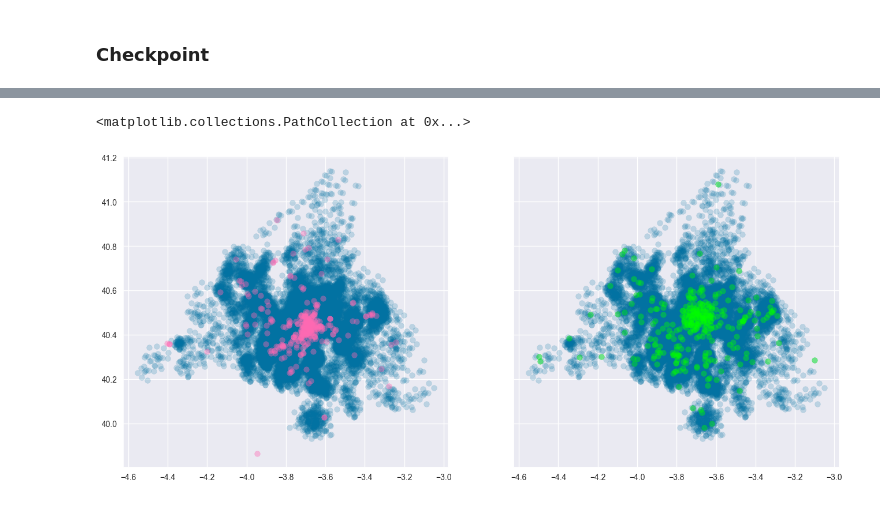
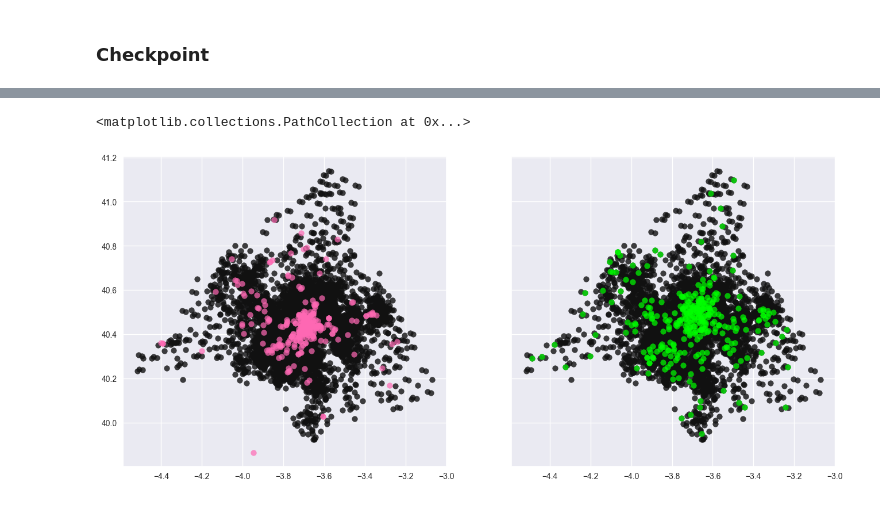
Before and after one commit to jmgpgit/Final-Project, a Jupyter notebook: src/vet_data.ipynb, the cells around one changed output, grey strips where cells are left out. Drawn from its saved outputs; the diff is of its cells as text; code cells hidden in the pictures.

```diff
--- a/src/vet_data.ipynb
+++ b/src/vet_data.ipynb
@@ -293,0 +291,5 @@ municipios.plot(kind='scatter', x='lng', y='lat', figsize=(10,7), c='poblacion',
+# %%
+municipios['log_poblacion'] = np.log(municipios.poblacion)
+municipios.plot(kind='scatter', x='lng', y='lat', figsize=(10,7), c='log_poblacion',colormap='magma',xlabel='', ylabel='', colorbar=True, sharex=False, xticks=[], yticks=[],title='Población por municipio de Madrid')
+sns.set_style('darkgrid')
+sns.despine(left=True, bottom=True)
@@ -303,6 +307,20 @@ def neighbor_dense(node, nodes, radius = 0.001, min_points = 5):
         neighbors = [i for i in nodes if euclidean_dist(node,i) < radius]
         radius += 0.001
     return radius
+
+def uniform_sample(n ,long_grid = 100, lat_grid = 100, pop_size=200 , long_spread = 200, lat_spread = 200,seed = SEED):
+    npr.seed(seed)
+    x = npr.uniform([0,0,pop_size/(long_spread*lat_spread),pop_size/(long_spread*lat_spread)],[long_grid,lat_grid,long_spread,lat_spread],size=(n,4))
+    y = npr.randint(0,pop_size ,size=(n,1)).transpose()
+    # returns xy-coordinates, population, mean, spread, size
+    return np.concatenate((x,y.transpose()),axis=1)
+
+def normal_sample(n,mean = [0,0] , std = [1,1], seed = SEED):
+    npr.seed(seed)
+    covs = [[std[0],0],[0,std[1]]]
+    x = npr.multivariate_normal(mean,covs,size=n)
+    #plt.plot(x[:,0],x[:,1],'.')
+    return x
 # %%
 main_nodes = []
 main_tree = KDTree(municipios[['lng','lat']].values)
@@ -323,8 +341,8 @@ midpoint = [i for i in main_nodes if i.name == 'Madrid'][0]
 sample = []
 main_nodes.remove(midpoint)
 for i in main_nodes:
-    sample.append(normal_sample(n = ceil(i.weight/200), mean = i.loc, std = [i.closest_nodes/100, i.closest_nodes/100]))
-sample.append(normal_sample(n = ceil(midpoint.weight/200), mean = midpoint.loc, std = [midpoint.closest_nodes/30, midpoint.closest_nodes/30]))
+    sample.append(normal_sample(n = ceil(i.weight/1000), mean = i.loc, std = [i.closest_nodes/60, i.closest_nodes/60]))
+sample.append(normal_sample(n = ceil(midpoint.weight/1000), mean = midpoint.loc, std = [midpoint.closest_nodes/20, midpoint.closest_nodes/20]))
 main_nodes.append(midpoint)
 all_nodes = main_nodes[:]
 for j,i in enumerate(sample):
@@ -500,9 +564,13 @@ _, shops = optimal_distributors(madrid,330,pulls=1000,draw=False)
+# %%
+df = pd.DataFrame({'x':[node.x for node in madrid.nodes],'y':[node.y for node in madrid.nodes],'wealth':[node.wealth for node in madrid.nodes]},columns=['x','y','wealth'])
+df.plot(kind='scatter',x='x',y='y',c='wealth',colormap='viridis',alpha=0.5,ax=ax1,xlabel='',ylabel='',xticks=[],yticks=[])
+sns.set_style('darkgrid')
 # %%
 fig , (ax1,ax2) = plt.subplots(ncols=2, nrows=1, figsize=(16, 7), sharex=True, sharey=True)
-ax1.scatter([i.x for i in madrid.nodes], [i.y for i in madrid.nodes], c = 'b', alpha = 0.2, label = 'Nodes')
-ax2.scatter([i.x for i in madrid.nodes], [i.y for i in madrid.nodes], c = 'b', alpha = 0.2, label = 'Nodes')
-ax1.scatter(vets_array[:,0],vets_array[:,1],c = 'hotpink',alpha=0.4)
-ax2.scatter([i.x for i in shops], [i.y for i in shops], c= 'lime',alpha=0.4)
+ax1.scatter([i.x for i in madrid.nodes], [i.y for i in madrid.nodes], c = 'k', alpha =0.8, label = 'Nodes')
+ax2.scatter([i.x for i in madrid.nodes], [i.y for i in madrid.nodes], c = 'k', alpha = 0.8, label = 'Nodes')
+ax1.scatter(vets_array[:,0],vets_array[:,1],c = 'hotpink',alpha=0.7)
+ax2.scatter([i.x for i in shops], [i.y for i in shops], c= 'lime',alpha=0.7)
 # %% [output]
 <matplotlib.collections.PathCollection at 0x...>
-[figure, old version]
+[figure, new version]
```
Also changed, not shown: parts of 27 cells of this notebook, 25 other files.
